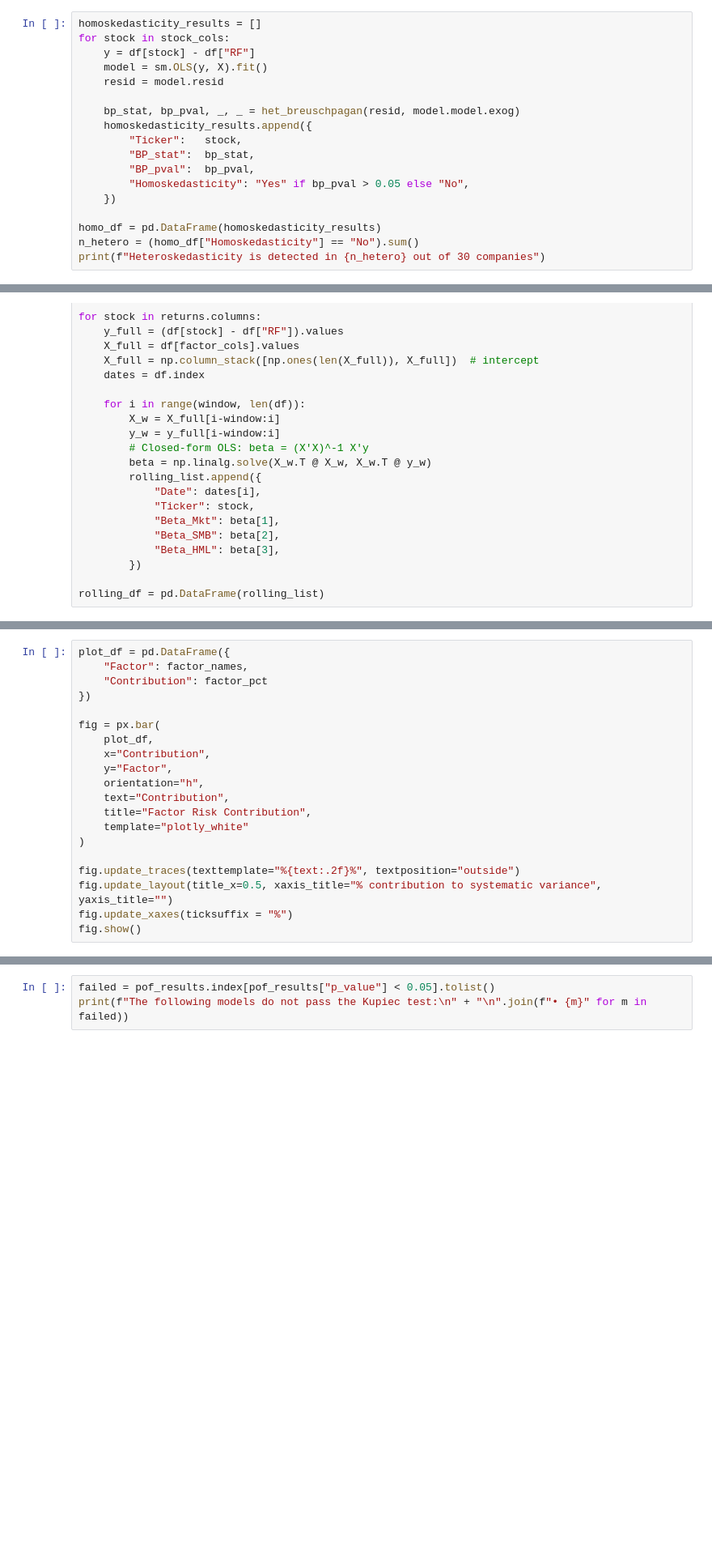
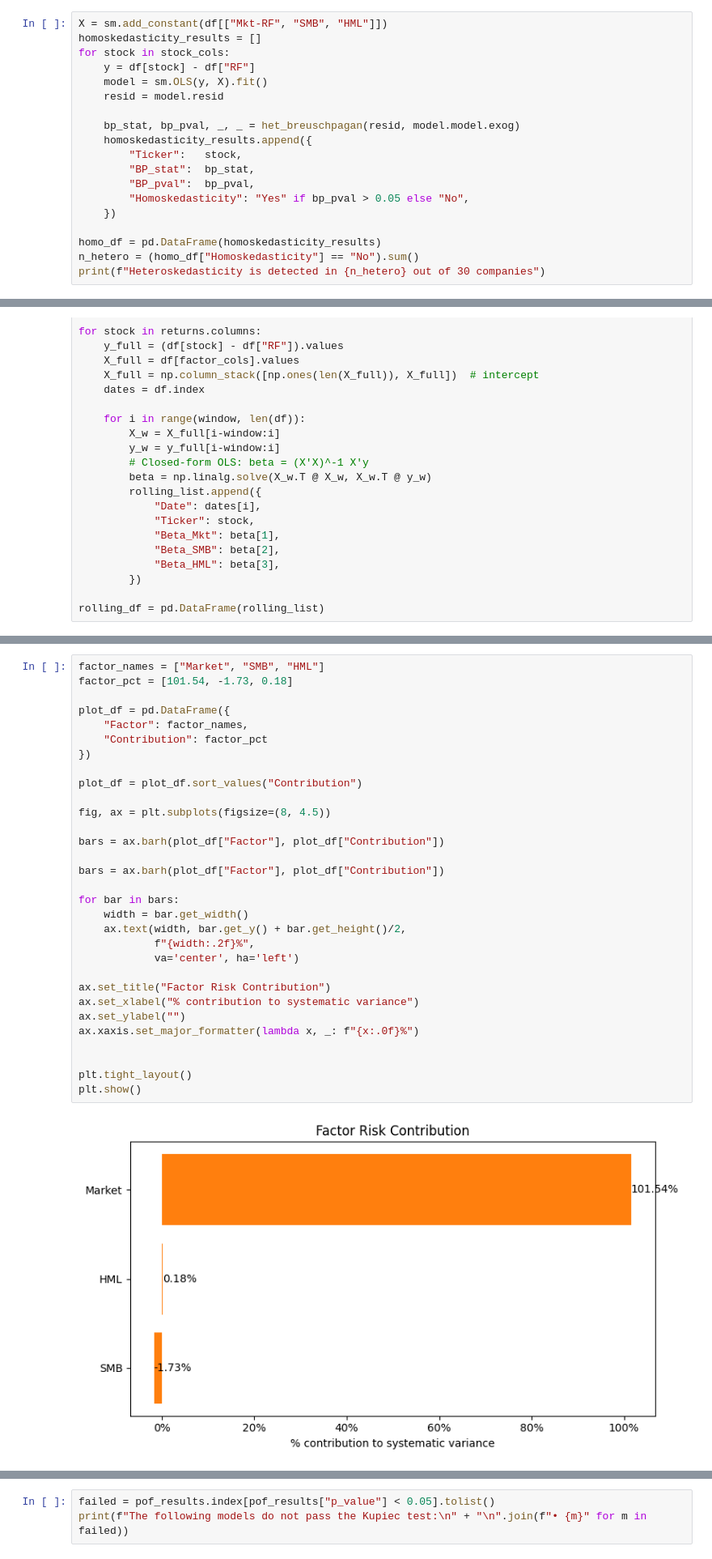
Before and after one commit to NicolasHY/Quant-Projects, a Jupyter notebook: Portfolio Risk Decomposition/main.ipynb, the cells around one changed output, grey strips where cells are left out. Shown at 81% size. Cells and saved outputs as stored; diff of their text form; blank space fills up the shorter version.

```diff
--- a/Portfolio Risk Decomposition/main.ipynb
+++ b/Portfolio Risk Decomposition/main.ipynb
@@ -154,4 +186,5 @@ The linearity assumption is rejected for 7 out of 30 companies
 # %%
+X = sm.add_constant(df[["Mkt-RF", "SMB", "HML"]])
 homoskedasticity_results = []
 for stock in stock_cols:
     y = df[stock] - df["RF"]
@@ -336,22 +384,35 @@ SMB: 0.10%
 HML: -0.09%
 # %%
+factor_names = ["Market", "SMB", "HML"]
+factor_pct = [101.54, -1.73, 0.18]
+
 plot_df = pd.DataFrame({
     "Factor": factor_names,
     "Contribution": factor_pct
 })
 
-fig = px.bar(
-    plot_df,
-    x="Contribution",
-    y="Factor",
-    orientation="h",
-    text="Contribution",
-    title="Factor Risk Contribution",
-    template="plotly_white"
-)
+plot_df = plot_df.sort_values("Contribution")
 
-fig.update_traces(texttemplate="%{text:.2f}%", textposition="outside")
-fig.update_layout(title_x=0.5, xaxis_title="% contribution to systematic variance", yaxis_title="")
-fig.update_xaxes(ticksuffix = "%")
-fig.show()
+fig, ax = plt.subplots(figsize=(8, 4.5))
+
+bars = ax.barh(plot_df["Factor"], plot_df["Contribution"])
+
+bars = ax.barh(plot_df["Factor"], plot_df["Contribution"])
+
+for bar in bars:
+    width = bar.get_width()
+    ax.text(width, bar.get_y() + bar.get_height()/2,
+            f"{width:.2f}%",
+            va='center', ha='left')
+
+ax.set_title("Factor Risk Contribution")
+ax.set_xlabel("% contribution to systematic variance")
+ax.set_ylabel("")
+ax.xaxis.set_major_formatter(lambda x, _: f"{x:.0f}%")
+
+
+plt.tight_layout()
+plt.show()
+# %% [output]
+[figure, added]
 # %% [markdown]
```
Also changed, not shown: parts of 39 cells of this notebook, 1 other file.
